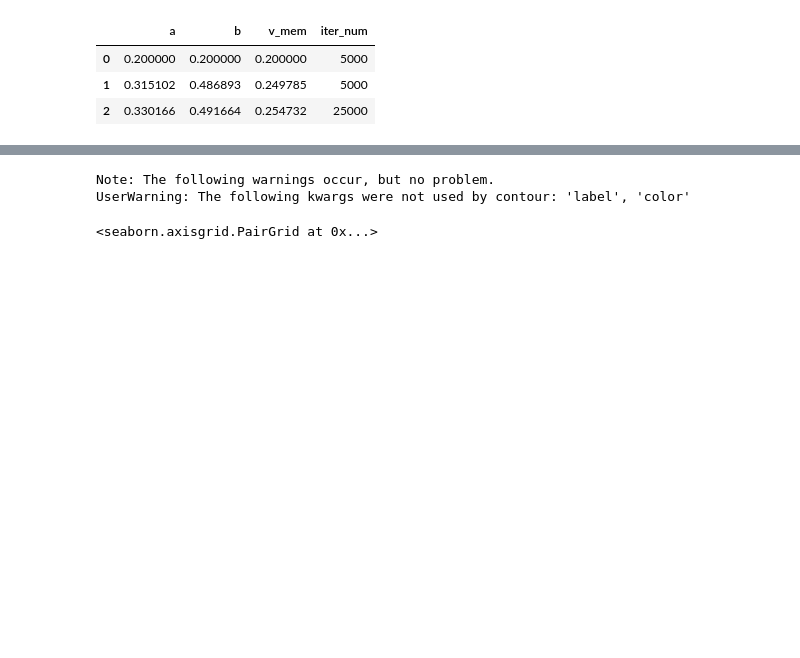
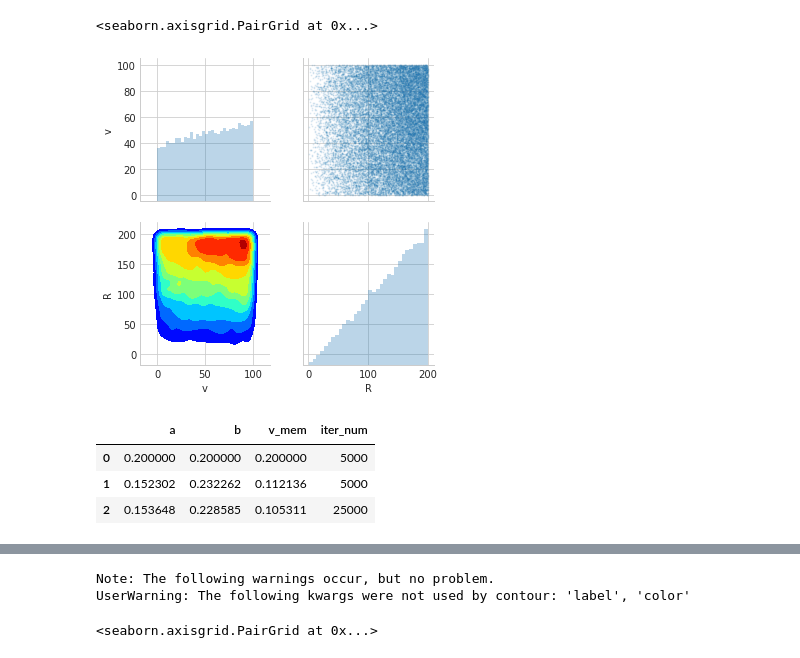
Before and after one commit to gomeshun/modKI17, a Jupyter notebook: python/memonly.ipynb, the cells around one changed output, grey strips where cells are left out. Drawn from its saved outputs; the diff is of its cells as text; code cells hidden in the pictures; blank space fills up the shorter version.

```diff
--- a/python/memonly.ipynb
+++ b/python/memonly.ipynb
@@ -34,0 +47,4 @@ UserWarning: The following kwargs were not used by contour: 'label', 'color'
+# %%
+mem = pd.read_csv("mock_fg_v005.csv")[::]
+mypairplot(mem,hist_kws={"bins":32,"histtype":"stepfilled","alpha":0.3})
+# %% [output]
@@ -35,8 +53,10 @@ UserWarning: The following kwargs were not used by contour: 'label', 'color'
+<seaborn.axisgrid.PairGrid at 0x...>
+[figure, added]
 # %%
-pd.read_csv("mclog_memonly_v003.csv")
+pd.read_csv("mclog_memonly_v004.csv")
 # %% [output]
 |  | a | b | v_mem | iter_num |
 | 0 | 0.200000 | 0.200000 | 0.200000 | 5000 |
-| 1 | 0.315102 | 0.486893 | 0.249785 | 5000 |
-| 2 | 0.330166 | 0.491664 | 0.254732 | 25000 |
+| 1 | 0.152302 | 0.232262 | 0.112136 | 5000 |
+| 2 | 0.153648 | 0.228585 | 0.105311 | 25000 |
 # %%
```
Also changed, not shown: parts of 7 cells of this notebook, 1 other file.
